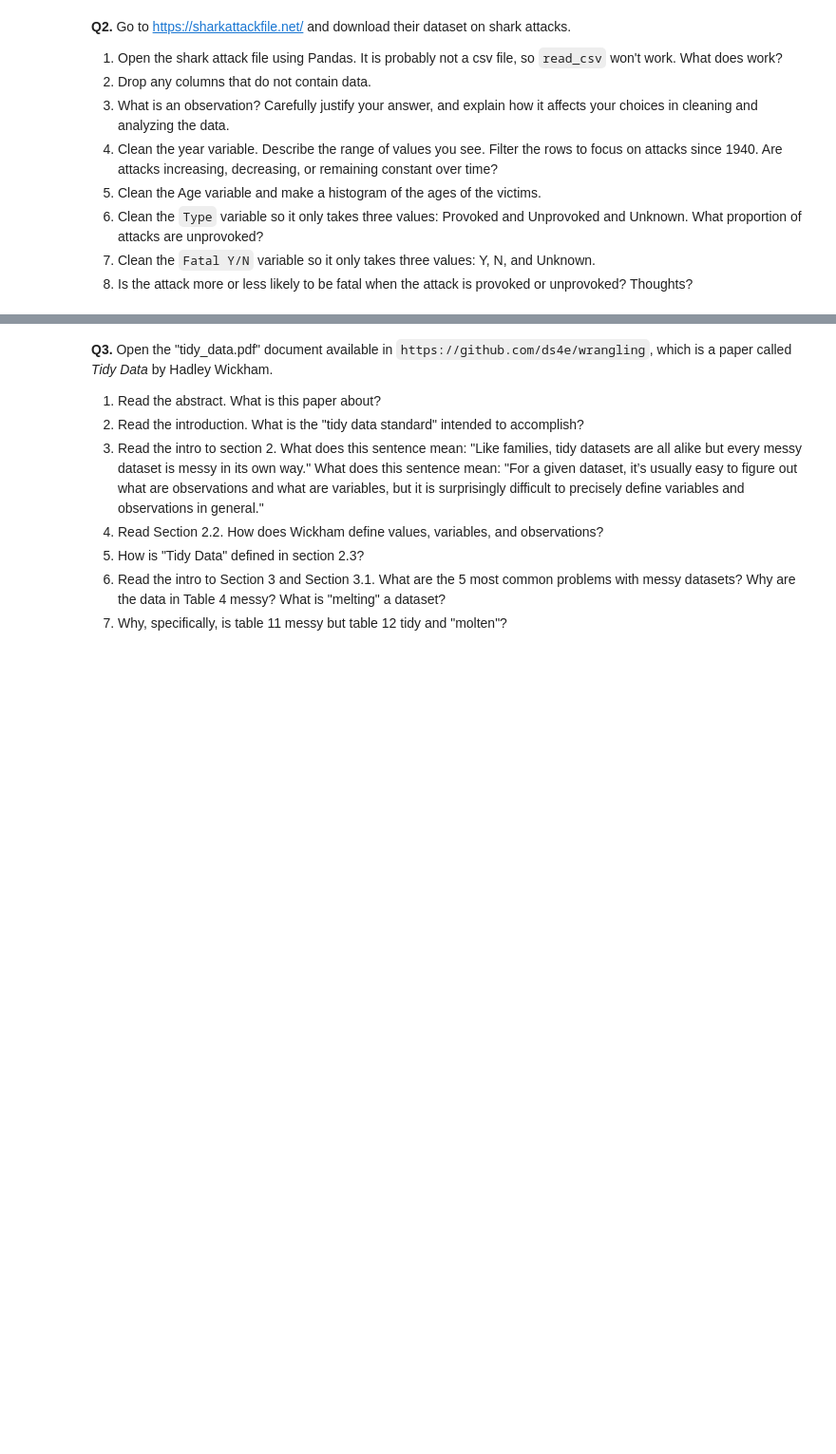
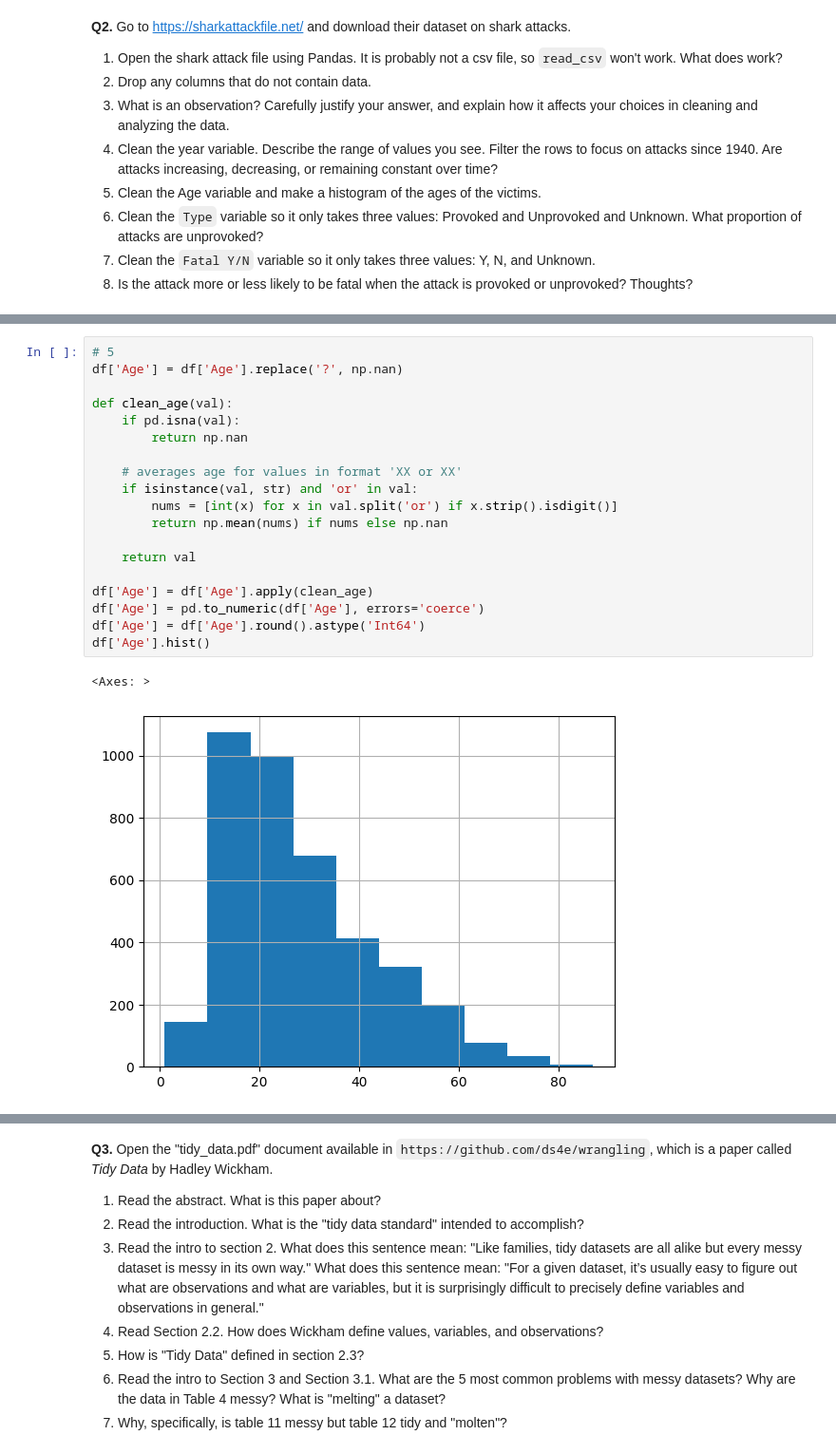
Before and after one commit to kayleendo/programming, a Jupyter notebook: assignment/01_assignment_wrangling_and_eda.ipynb, the cells around one changed output, grey strips where cells are left out. Shown at 95% size. Cells and saved outputs as stored; diff of their text form; blank space fills up the shorter version.

```diff
--- a/assignment/01_assignment_wrangling_and_eda.ipynb
+++ b/assignment/01_assignment_wrangling_and_eda.ipynb
@@ -123,0 +153,22 @@ Computing the median rating this way might be bias because it disregards the air
+# %%
+# 5
+df['Age'] = df['Age'].replace('?', np.nan)
+
+def clean_age(val):
+    if pd.isna(val):
+        return np.nan
+
+    # averages age for values in format 'XX or XX'
+    if isinstance(val, str) and 'or' in val:
+        nums = [int(x) for x in val.split('or') if x.strip().isdigit()]
+        return np.mean(nums) if nums else np.nan
+
+    return val
+
+df['Age'] = df['Age'].apply(clean_age)
+df['Age'] = pd.to_numeric(df['Age'], errors='coerce')
+df['Age'] = df['Age'].round().astype('Int64')
+df['Age'].hist()
+# %% [output]
+<Axes: >
+[figure, added]
```
Also changed, not shown: parts of 20 cells of this notebook.
